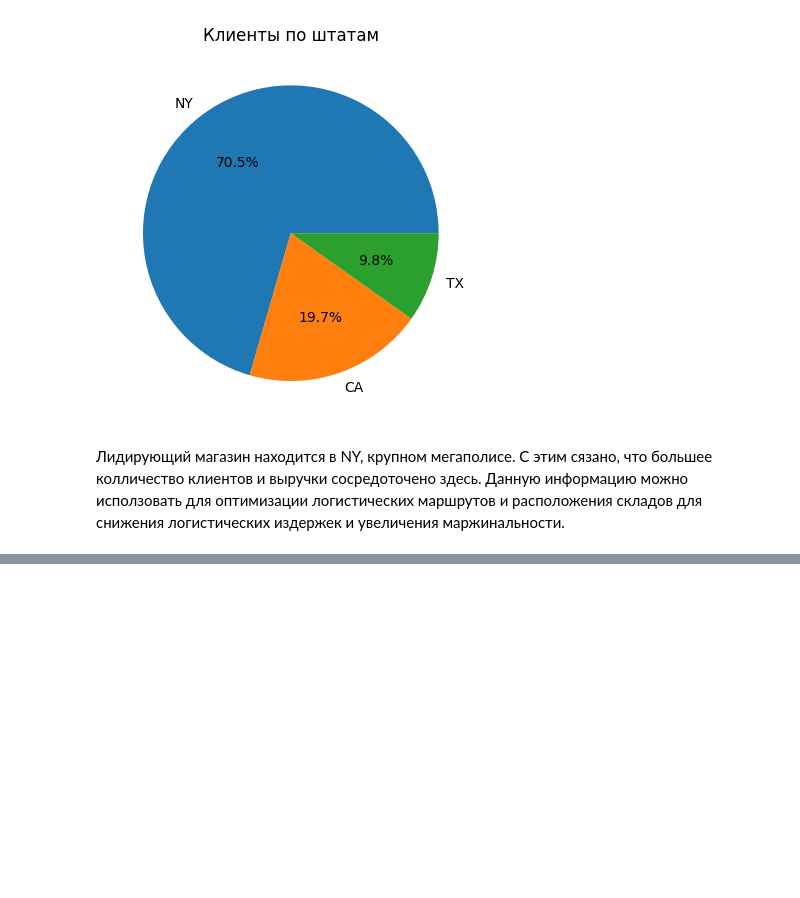
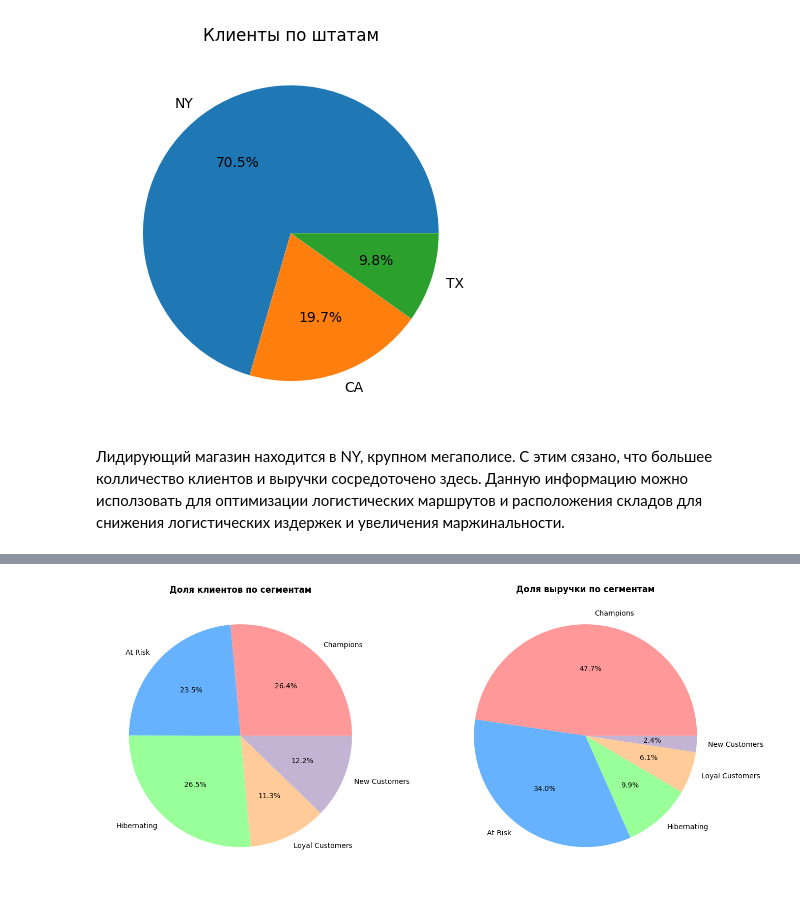
Before and after one commit to AslanZeinalov/retail_store_analysis, a Jupyter notebook: bike_store_analysis.ipynb, the cells around one changed output, grey strips where cells are left out. Cells and saved outputs as stored; diff of their text form; code cells hidden in the pictures; blank space fills up the shorter version.

```diff
--- a/bike_store_analysis.ipynb
+++ b/bike_store_analysis.ipynb
@@ -35,15 +38,15 @@ Path to dataset files: /kaggle/input/bike-store-sample-database
 brands.csv      customers.csv    orders.csv    staffs.csv  stores.csv
 categories.csv  order_items.csv  products.csv  stocks.csv
 # %%
-brands = pd.read_csv('/root/.cache/kagglehub/datasets/dillonmyrick/bike-store-sample-database/versions/3/brands.csv')
-customers = pd.read_csv('/root/.cache/kagglehub/datasets/dillonmyrick/bike-store-sample-database/versions/3/customers.csv')
-orders = pd.read_csv('/root/.cache/kagglehub/datasets/dillonmyrick/bike-store-sample-database/versions/3/orders.csv')
-staffs = pd.read_csv('/root/.cache/kagglehub/datasets/dillonmyrick/bike-store-sample-database/versions/3/staffs.csv')
-stores = pd.read_csv('/root/.cache/kagglehub/datasets/dillonmyrick/bike-store-sample-database/versions/3/stores.csv')
-categories = pd.read_csv('/root/.cache/kagglehub/datasets/dillonmyrick/bike-store-sample-database/versions/3/categories.csv')
-order_items = pd.read_csv('/root/.cache/kagglehub/datasets/dillonmyrick/bike-store-sample-database/versions/3/order_items.csv')
-products = pd.read_csv('/root/.cache/kagglehub/datasets/dillonmyrick/bike-store-sample-database/versions/3/products.csv')
-stocks = pd.read_csv('/root/.cache/kagglehub/datasets/dillonmyrick/bike-store-sample-database/versions/3/stocks.csv')
+brands = pd.read_csv(path + '/brands.csv')
+customers = pd.read_csv(path + '/customers.csv')
+orders = pd.read_csv(path + '/orders.csv')
+staffs = pd.read_csv(path + '/staffs.csv')
+stores = pd.read_csv(path + '/stores.csv')
+categories = pd.read_csv(path + '/categories.csv')
+order_items = pd.read_csv(path + '/order_items.csv')
+products = pd.read_csv(path + '/products.csv')
+stocks = pd.read_csv(path + '/stocks.csv')
 # %%
 tables = [brands, customers, orders, staffs, stores, categories, order_items, products, stocks]
 # %% [markdown]
@@ -706,0 +685,79 @@ print(staff_performance)
+# %%
+query_rfm = '''
+WITH customer_rfm AS (
+    SELECT
+        o.customer_id,
+        MAX(o.order_date) AS last_purchase_date,
+        COUNT(DISTINCT o.order_id) AS frequency,
+        SUM(oi.quantity * oi.price) AS monetary
+    FROM orders o
+    JOIN order_items oi USING(order_id)
+    GROUP BY o.customer_id
+),
+rfm_scores AS (
+    SELECT
+        customer_id,
+        frequency,
+        monetary,
+        NTILE(4) OVER (ORDER BY CAST(julianday('2019-01-01') - julianday(last_purchase_date) AS INT) DESC) AS r_score,
+        NTILE(4) OVER (ORDER BY frequency ASC) AS f_score,
+        NTILE(4) OVER (ORDER BY monetary ASC) AS m_score
+    FROM customer_rfm
+)
+SELECT
+    customer_id,
+    frequency,
+    ROUND(monetary, 2) AS monetary,
+    r_score,
+    f_score,
+    m_score,
+    (r_score + f_score + m_score) AS rfm_total_score,
+    CASE
+        WHEN r_score >= 3 AND f_score >= 3 AND m_score >= 3 THEN 'Champions'
+        WHEN r_score >= 3 AND f_score >= 2 AND m_score >= 2 THEN 'Loyal Customers'
+        WHEN r_score >= 3 AND f_score <= 2 THEN 'New Customers'
+        WHEN r_score <= 2 AND f_score >= 3 AND m_score >= 3 THEN 'At Risk'
+        WHEN r_score <= 2 AND f_score <= 2 THEN 'Hibernating'
+        ELSE 'Potential Loyalists'
+    END AS segment
+FROM rfm_scores
+ORDER BY rfm_total_score DESC
+'''
+
+rfm_df = pd.read_sql(query_rfm, connection)
+
+segment_stats = rfm_df.groupby('segment').agg(
+    customers_count=('customer_id', 'count'),
+    avg_frequency=('frequency', 'mean'),
+    avg_monetary=('monetary', 'mean'),
+    total_revenue=('monetary', 'sum')
+).round(2)
+
+segment_stats['%_of_customers'] = (segment_stats['customers_count'] / segment_stats['customers_count'].sum() * 100).round(1)
+segment_stats['%_of_revenue'] = (segment_stats['total_revenue'] / segment_stats['total_revenue'].sum() * 100).round(1)
+segment_stats = segment_stats.sort_values('total_revenue', ascending=False)
+
+print("Распределение клиентов по RFM-сегментам:")
+display(segment_stats)
+
+fig, axes = plt.subplots(1, 2, figsize=(14, 6))
+
+axes[0].pie(
+    segment_stats['customers_count'],
+    labels=segment_stats.index,
+    autopct='%1.1f%%',
+    colors=['#FF9999','#66B2FF','#99FF99','#FFCC99', '#c4b4d4', '#ff9999']
+)
+axes[0].set_title('Доля клиентов по сегментам', fontsize=12, fontweight='bold')
+
+axes[1].pie(
+    segment_stats['total_revenue'],
+    labels=segment_stats.index,
+    autopct='%1.1f%%',
+    colors=['#FF9999','#66B2FF','#99FF99','#FFCC99', '#c4b4d4', '#ff9999']
+)
+axes[1].set_title('Доля выручки по сегментам', fontsize=12, fontweight='bold')
+
+plt.tight_layout()
+plt.show()
+# %% [output]
@@ -706,0 +772 @@ print(staff_performance)
+[figure, added]
```
Also changed, not shown: parts of 28 cells of this notebook.
